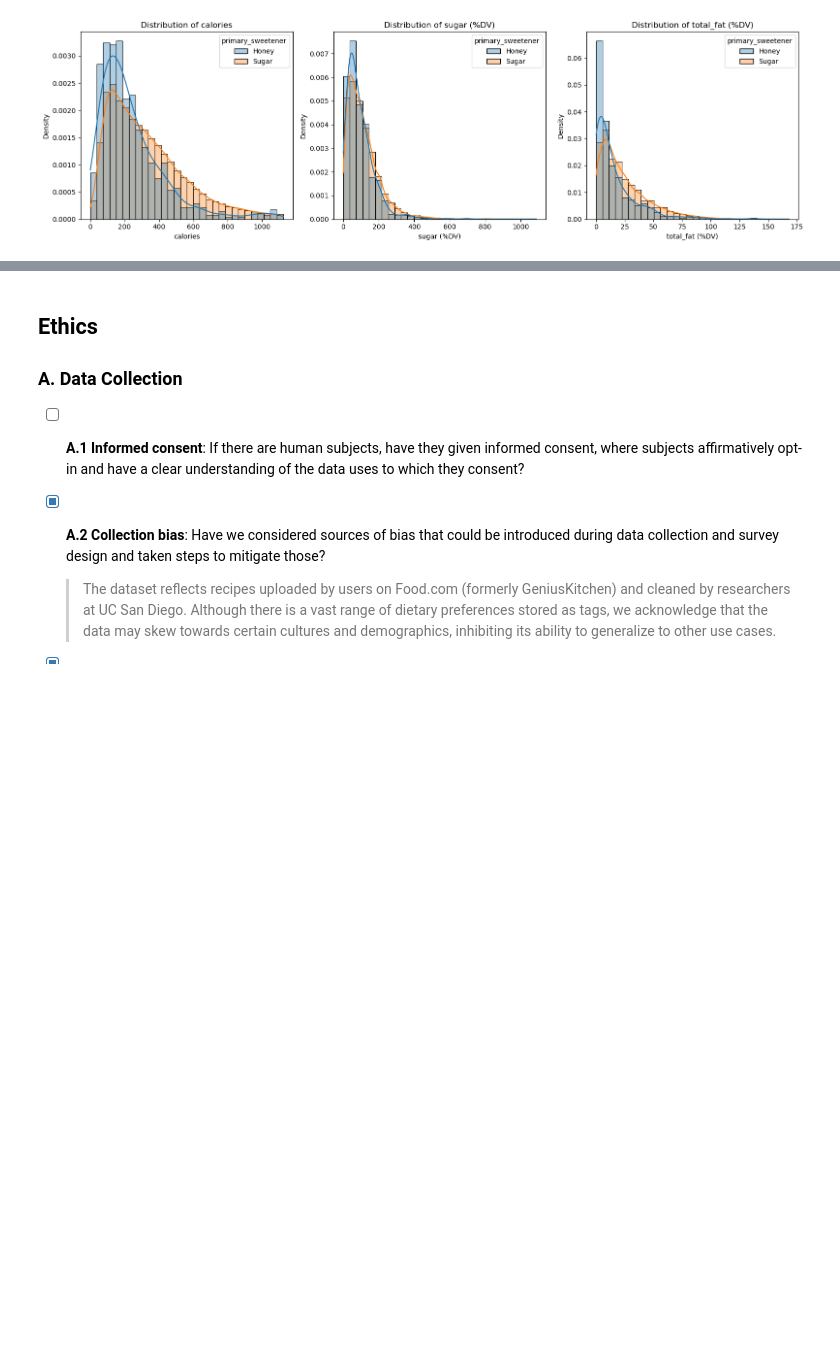
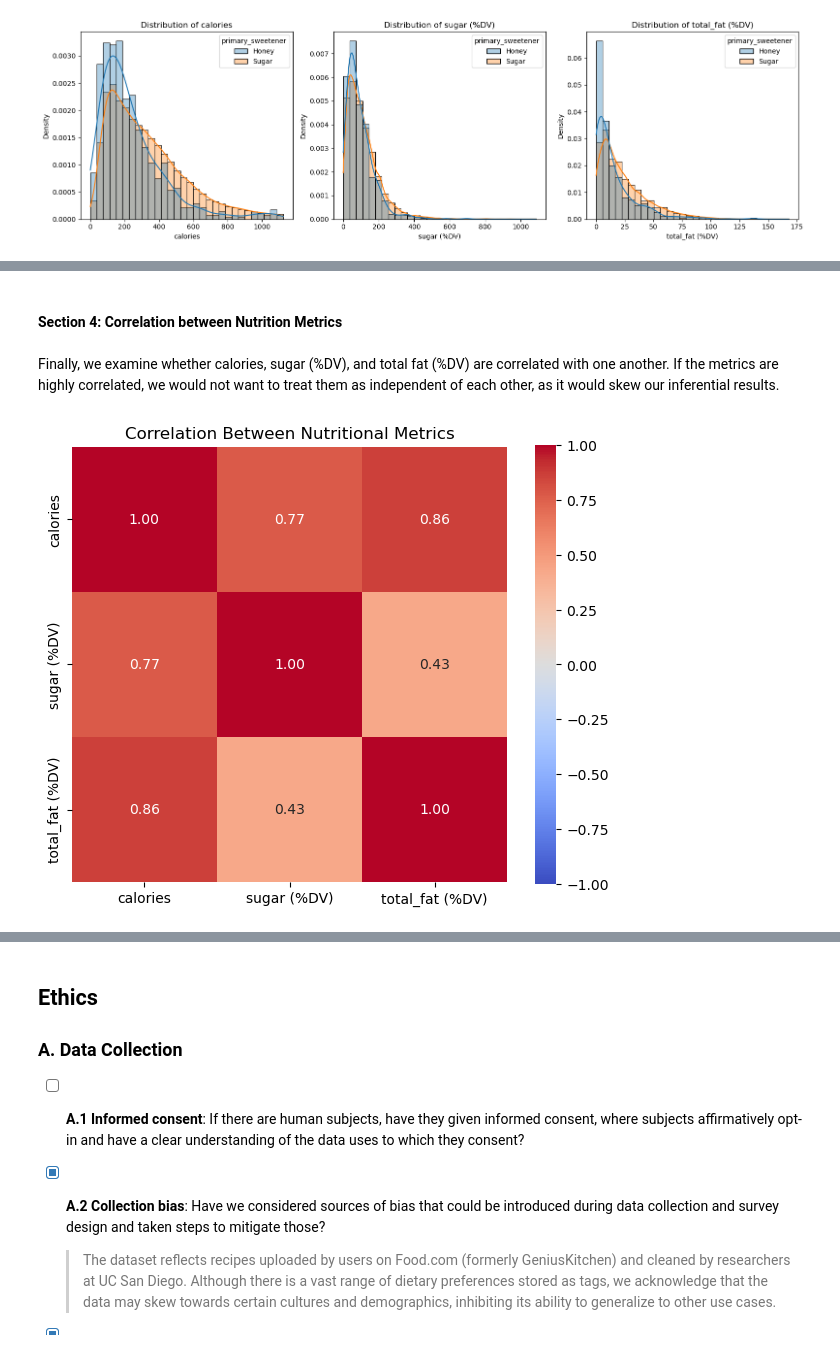
Before and after one commit to Doku98/Group047_WI26, a Jupyter notebook: 02-EDACheckpoint.ipynb, the cells around one changed output, grey strips where cells are left out. Drawn from its saved outputs; the diff is of its cells as text; code cells hidden in the pictures; blank space fills up the shorter version.

```diff
--- a/02-EDACheckpoint.ipynb
+++ b/02-EDACheckpoint.ipynb
@@ -585,0 +636,14 @@ Some more words and stuff.  Remember notebooks work best if you interleave the c
+# %% [markdown]
+#### Section 4: Correlation between Nutrition Metrics
+# %% [markdown]
+Finally, we examine whether calories, sugar (%DV), and total fat (%DV) are correlated with one another. If the metrics are highly correlated, we would not want to treat them as independent of each other, as it would skew our inferential results.
+# %%
+fig, ax = plt.subplots(figsize=(6, 5))
+corr = eda_df[metrics].corr()
+sns.heatmap(corr, annot=True, fmt='.2f', cmap='coolwarm',
+            ax=ax, vmin=-1, vmax=1, square=True)
+ax.set_title('Correlation Between Nutritional Metrics')
+plt.tight_layout()
+plt.show()
+# %% [output]
+[figure, added]
```
Also changed, not shown: parts of 13 cells of this notebook.
